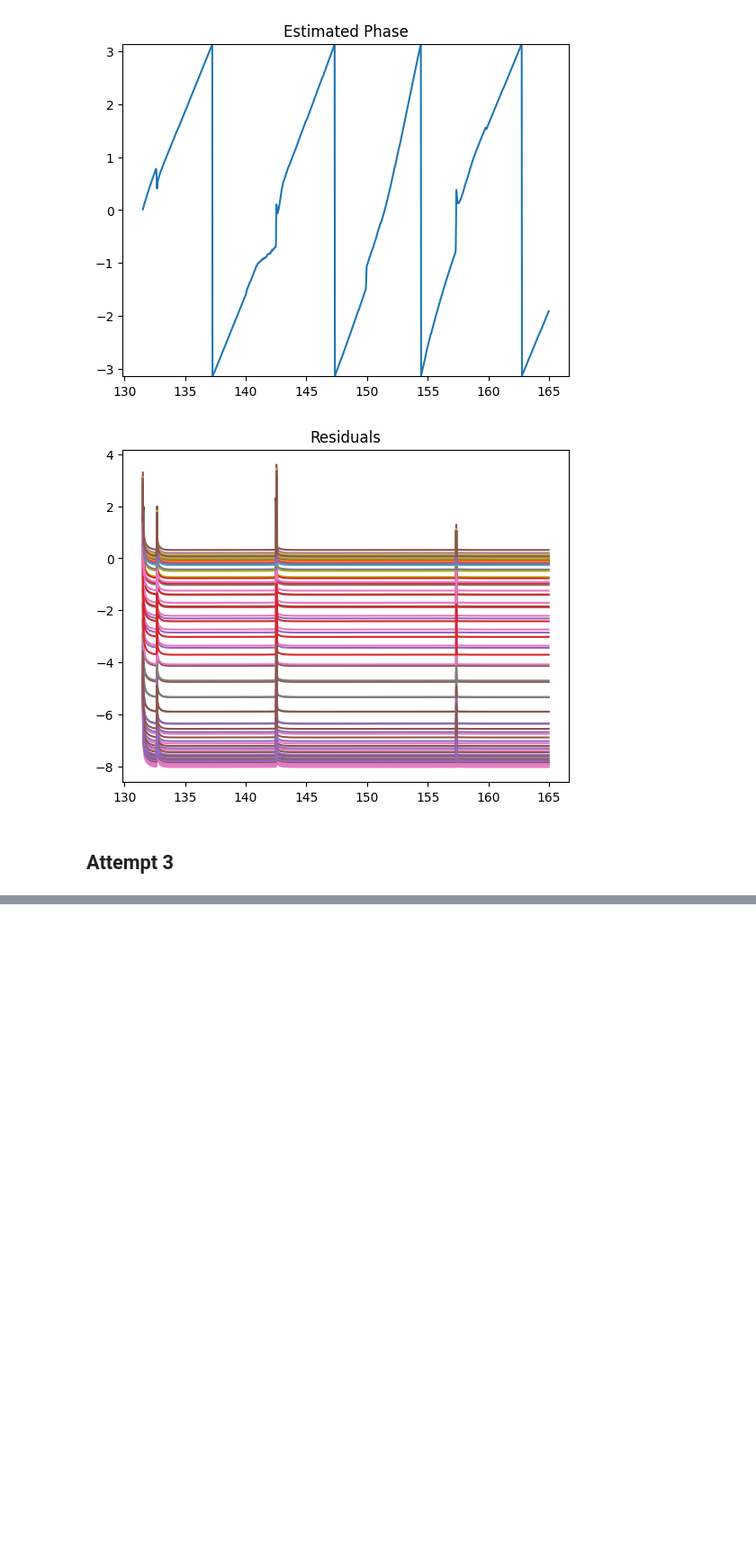
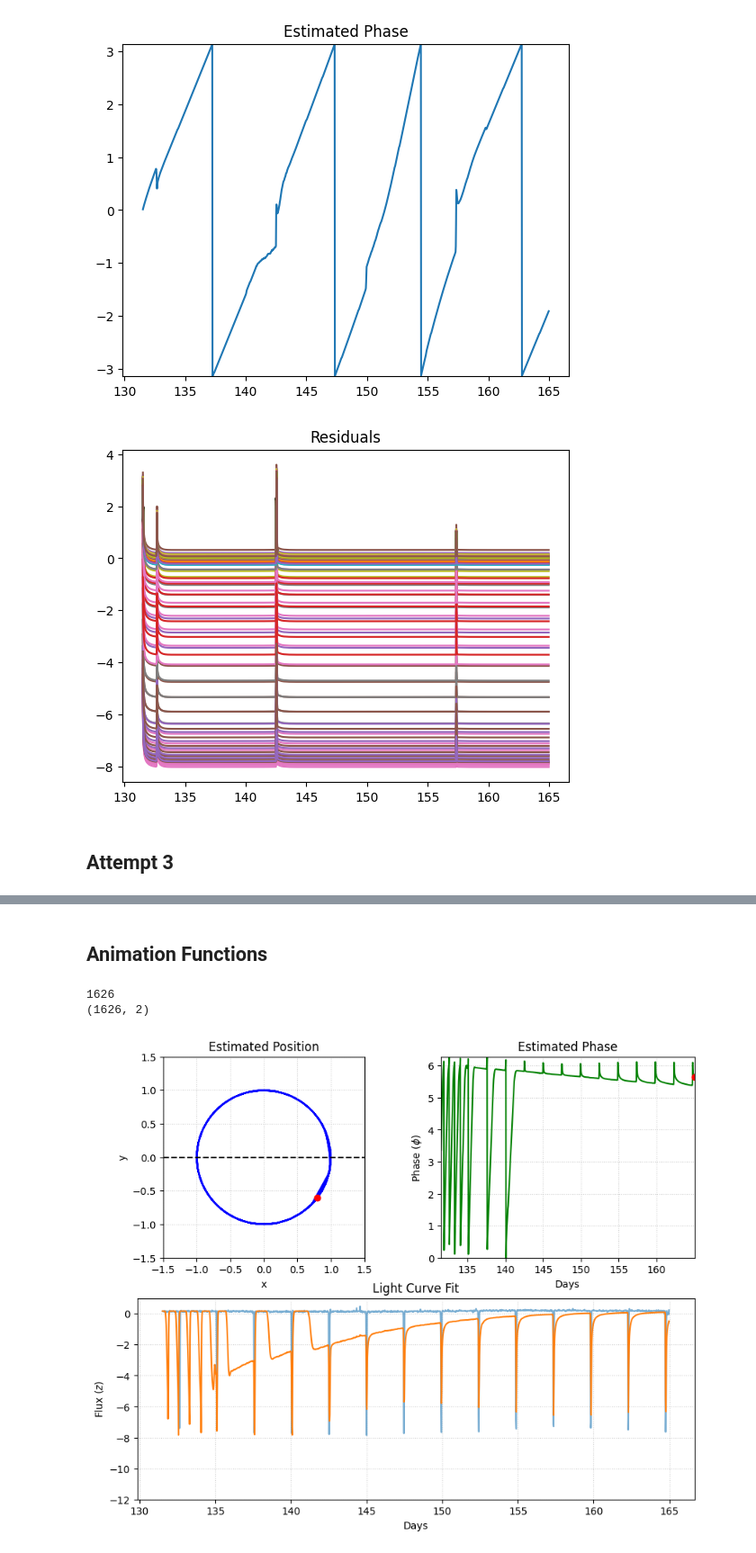
Before and after one commit to Jaredwinn77/ACME_VOL3_PLANET_FINDER, a Jupyter notebook: UnscentedKalman.ipynb, the cells around one changed output, grey strips where cells are left out. Shown at 90% size. Saved outputs shown, nothing was run; the diff lists cells and outputs as text; code cells hidden in the pictures; blank space fills up the shorter version.

```diff
--- a/UnscentedKalman.ipynb
+++ b/UnscentedKalman.ipynb
@@ -513,0 +525,72 @@ plt.show()
+# %% [markdown]
+## Animation Functions
+# %%
+from matplotlib.animation import FuncAnimation
+
+# 1. Ensure your data exists (Placeholder if not defined)
+# t, xs, phi_est should be defined here
+print(len(t))
+print(xs.shape)
+
+# Define the layout: 'A' and 'B' on top, 'C' spans the bottom row
+layout = [["A", "B"],
+          ["C", "C"]]
+
+fig, axd = plt.subplot_mosaic(layout, figsize=(10, 8))
+ax1 = axd['A']
+ax2 = axd['B']
+ax3 = axd['C']
+
+# Subplot 1: Position
+line1, = ax1.plot([], [], 'b-', lw=1.5)
+point1, = ax1.plot([], [], 'ro')
+ax1.hlines(0, -1.5, 1.5, colors='black', linestyles='dashed')
+ax1.set_xlim(-1.5, 1.5)
+ax1.set_ylim(-1.5, 1.5)
+ax1.set_title("Estimated Position")
+ax1.set(xlabel='x', ylabel='y')
+ax1.set_aspect('equal')
+ax1.grid(True, linestyle=':', alpha=0.6)
+
+# Subplot 2: Phase
+line2, = ax2.plot([], [], 'g-', lw=1.5)
+point2, = ax2.plot([], [], 'ro')
+ax2.set_xlim(t[0], t[-1])
+ax2.set_ylim(0, 2 * np.pi)
+ax2.set(xlabel='Days', ylabel='Phase ($\\phi$)')
+ax2.set_title("Estimated Phase")
+ax2.grid(True, linestyle=':', alpha=0.6)
+
+#Subplot 3: Light curve
+ax3.plot(t, z_norm, label="Observed", alpha=0.6, color='tab:blue')
+line3, = ax3.plot([], [], color='tab:orange', lw=1.5, label='UKF Prediction')
+point3, = ax2.plot([], [], 'ro')
+ax3.set_ylim(-12, 1)
+ax3.set(xlabel='Days', ylabel='Flux ($z$)', title='Light Curve Fit')
+ax3.grid(True, linestyle=':', alpha=0.6)
+
+
+def update(frame):
+    # The 'frame' variable is the index (0, 1, 2...)
+    # We use frame+1 so the line includes the current point
+
+    # Update Position plot
+    line1.set_data(np.cos(xs[:frame+1, 0]), np.sin(xs[:frame+1, 0]))
+    point1.set_data(np.cos(xs[frame, 0]), np.sin(xs[frame, 0]))
+
+    # Update Phase plot
+    line2.set_data(t[:frame+1], phi_est[:frame+1] % (2 * np.pi))
+    point2.set_data(t[frame], phi_est[frame] % (2 * np.pi))
+
+    # Update the Light Curve Fit
+    line3.set_data(t[:frame+1], z_pred[:frame+1])
+    point3.set_data(t[frame], z_pred[frame])
+
+ani = FuncAnimation(fig, update, frames=len(t))
+ani.save('estimation_animation.mp4', writer='ffmpeg', fps=60)
+
+plt.show()
+# %% [output]
+1626
+(1626, 2)
+[figure, added]
```
Also changed, not shown: parts of 7 cells of this notebook, 2 other files.
